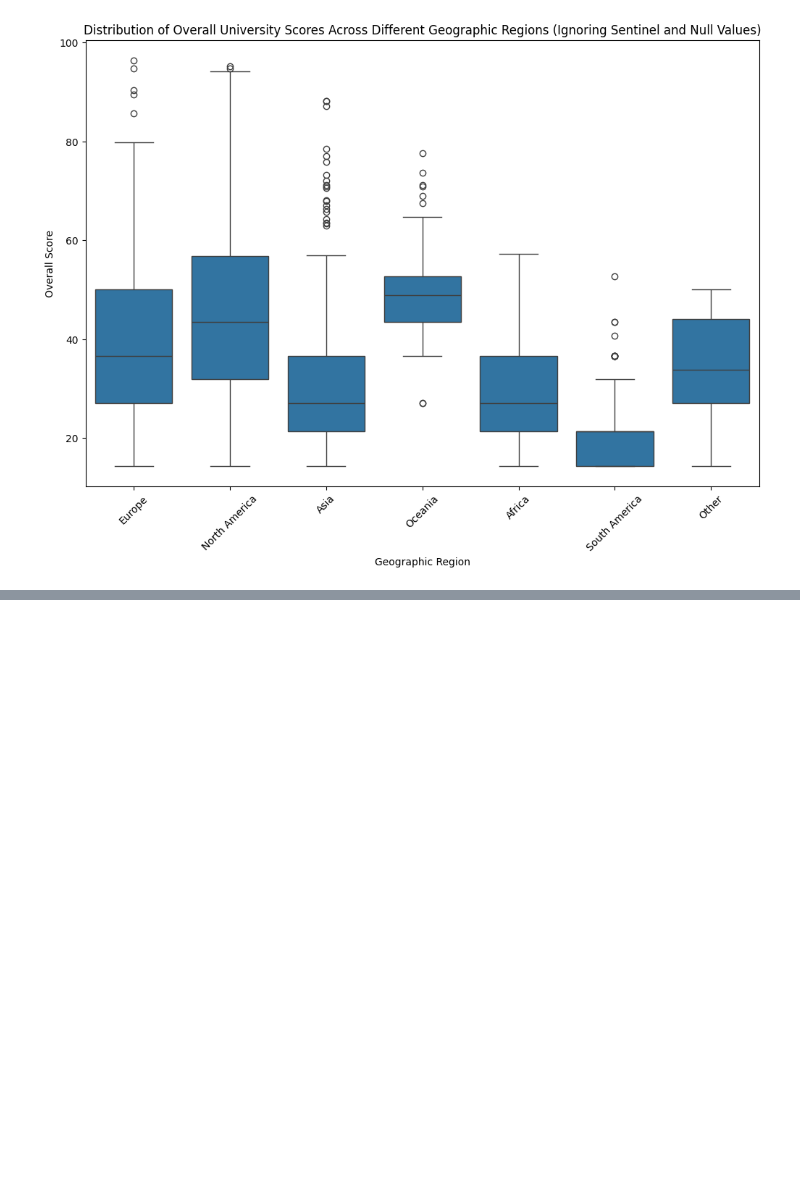
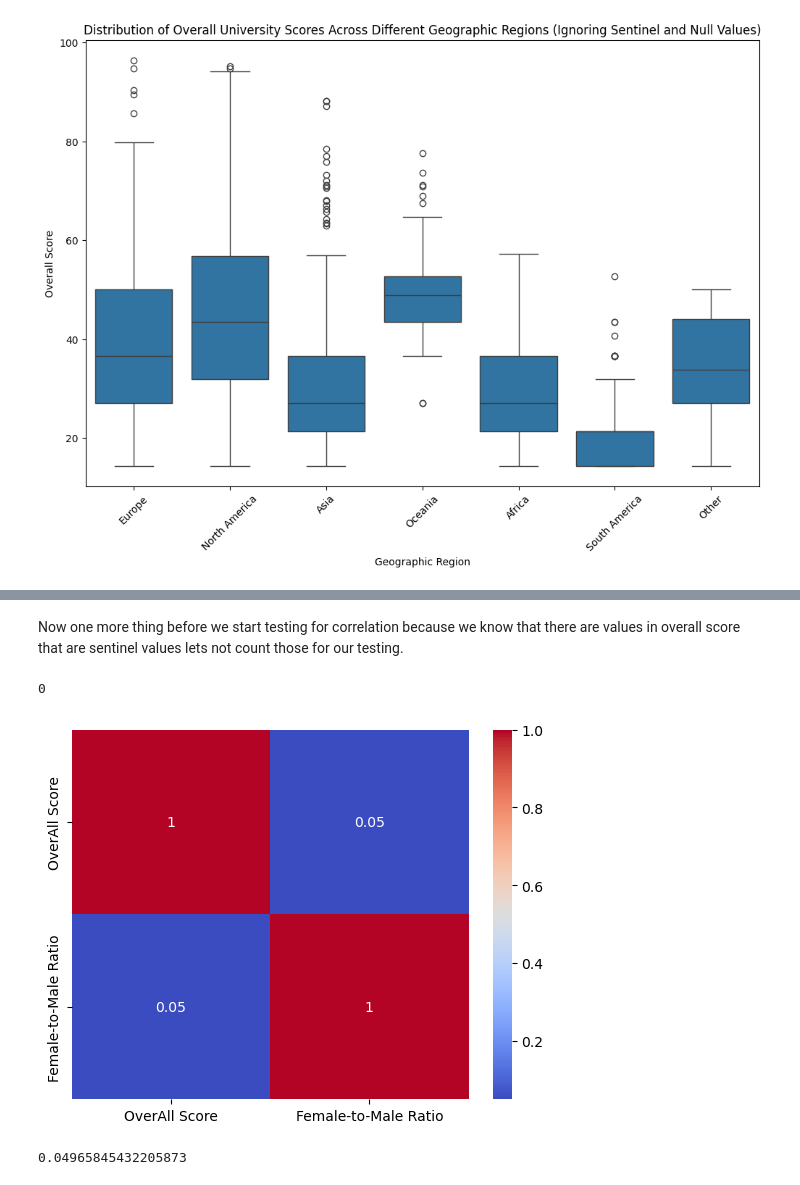
Before and after one commit to Mitothy/CSMODEL-Case-Study, a Jupyter notebook: CSMODEL Case Study.ipynb, the cells around one changed output, grey strips where cells are left out. Drawn from its saved outputs; the diff is of its cells as text; code cells hidden in the pictures; blank space fills up the shorter version.

```diff
--- a/CSMODEL Case Study.ipynb
+++ b/CSMODEL Case Study.ipynb
@@ -491,6 +509,11 @@ rankings_df = pd.concat([rankings_df, split_df], axis=1)
 # Drop the original 'Female:Male Ratio' column as it's no longer needed
 rankings_df.drop('Female:Male Ratio', axis=1, inplace=True)
 
+# Convert 'Female Ratio' and 'Male Ratio' to numeric
+rankings_df['Female Ratio'] = pd.to_numeric(rankings_df['Female Ratio'], errors='coerce')
+rankings_df['Male Ratio'] = pd.to_numeric(rankings_df['Male Ratio'], errors='coerce')
+
+
 # Show the first few rows of the DataFrame to verify the changes
 rankings_df.head()
 # %% [output]
@@ -640,0 +663,21 @@ plt.show()
+# %%
+#First lets create a new dataFrame copy of the complete dataframe but without the sentinel values in the Male/Female Ratio and OverAll score variables
+cleaned_df = rankings_df[(rankings_df['OverAll Score'] != -1) &
+                            (rankings_df['Male Ratio'] != -1) &
+                            (rankings_df['Female Ratio'] != -1)]
+
+#Lets make a new column Female-to-Male Ratio
+cleaned_df = cleaned_df.copy()
+cleaned_df.loc[:, 'Female-to-Male Ratio'] = cleaned_df['Female Ratio'] / cleaned_df['Male Ratio']
+
+#Checking if there is still data to be cleaned in the Female:Male Variable
+print("Female:Male Ratio")
+print("Null Values: " + str(cleaned_df['Female-to-Male Ratio'].isnull().sum()))
+print("Incorrect Data Types: " + str(cleaned_df[cleaned_df['Female-to-Male Ratio'].apply(lambda x: not isinstance(x, object))].shape[0]
+))
+
+#Checking if there is still data to be cleaned in the Overall University Variable
+print("\nOverAll Score")
+print("Null Values: " + str(cleaned_df['OverAll Score'].isnull().sum()))
+print("Incorrect Data Types: " + str(cleaned_df[cleaned_df['OverAll Score'].apply(lambda x: not isinstance(x, object))].shape[0]
+))
@@ -640,0 +701,19 @@ plt.show()
+# %% [markdown]
+Now one more thing before we start testing for correlation because we know that there are values in overall score that are sentinel values lets not count those for our testing.
+# %%
+cleaned_df['OverAll Score'].isnull().sum()
+# %% [output]
+0
+# %%
+correlation_matrix = cleaned_df[['OverAll Score', 'Female-to-Male Ratio']].corr()
+
+sns.heatmap(correlation_matrix, annot=True, cmap='coolwarm')
+plt.show()
+# %% [output]
+[figure, added]
+# %%
+correlation_value = correlation_matrix.loc['OverAll Score', 'Female-to-Male Ratio']
+
+print(correlation_value)
+# %% [output]
+0.04965845432205873
```
Also changed, not shown: parts of 8 cells of this notebook, 1 other file.
